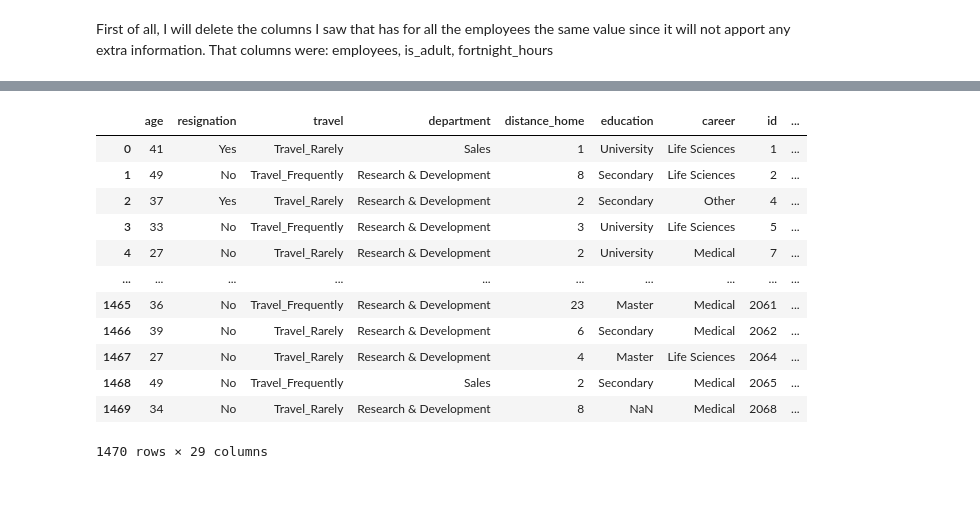
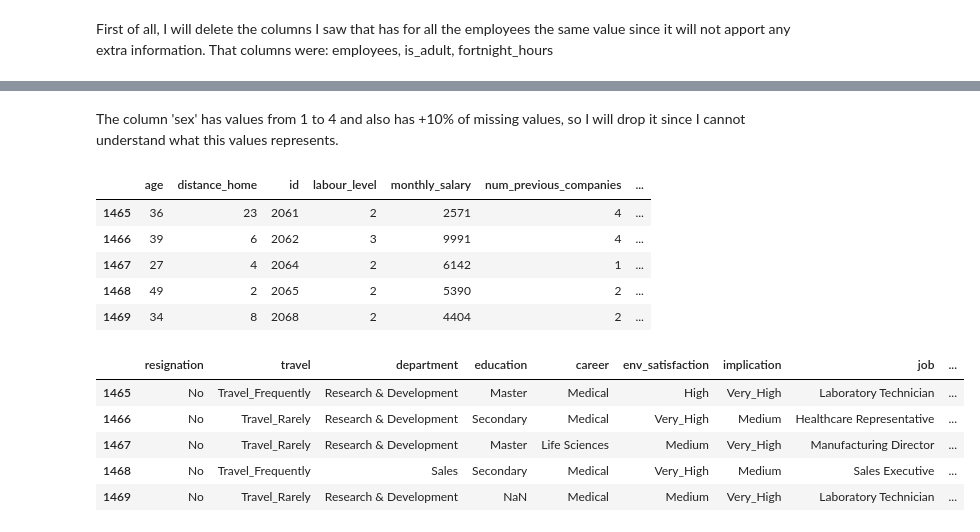
Before and after one commit to AlmudenaZhou/employee_attrition, a Jupyter notebook: Business Analytics.ipynb, the cells around one changed output, grey strips where cells are left out. Cells and saved outputs as stored; diff of their text form; code cells hidden in the pictures; blank space fills up the shorter version.

```diff
--- a/Business Analytics.ipynb
+++ b/Business Analytics.ipynb
@@ -35,6 +38,6 @@ from itertools import chain, combinations
 # %%
 ds_attrition = pd.read_csv('data/AbandonoEmpleados.csv', sep=';')
-ds_attrition.columns = pd.Series(ds_resign.columns).replace(spanish_english_cols_dict)
+ds_attrition.columns = pd.Series(ds_attrition.columns).replace(spanish_english_cols_dict)
 ds_attrition.replace(spanish_english_values, inplace=True)
 ds_attrition.dtypes
 # %% [output]
@@ -367,18 +336,25 @@ First of all, I will delete the columns I saw that has for all the employees the
+# %% [markdown]
+The column 'sex' has values from 1 to 4 and also has +10% of missing values, so I will drop it since I cannot understand what this values represents.
 # %%
-ds_attrition.drop(['employees', 'is_adult', 'fortnight_hours'], axis=1, inplace=True)
+ds_attrition.drop(['employees', 'is_adult', 'fortnight_hours', 'reconciliation', 'years_in_job', 'sex'], axis=1, inplace=True)
+# %%
+categorical_features = ds_attrition.dtypes[ds_attrition.dtypes=='object'].index
+numerical_features = ds_attrition.dtypes[ds_attrition.dtypes!='object'].index
+# %%
+ds_attrition.loc[:, numerical_features].tail()
+# %% [output]
+|  | age | distance_home | id | labour_level | monthly_salary | num_previous_companies | ... |
+| 1465 | 36 | 23 | 2061 | 2 | 2571 | 4 | ... |
+| 1466 | 39 | 6 | 2062 | 3 | 9991 | 4 | ... |
+| 1467 | 27 | 4 | 2064 | 2 | 6142 | 1 | ... |
+| 1468 | 49 | 2 | 2065 | 2 | 5390 | 2 | ... |
+| 1469 | 34 | 8 | 2068 | 2 | 4404 | 2 | ... |
 # %%
-ds_attrition
+ds_attrition.loc[:, categorical_features].tail()
 # %% [output]
-|  | age | resignation | travel | department | distance_home | education | career | id | ... |
-| 0 | 41 | Yes | Travel_Rarely | Sales | 1 | University | Life Sciences | 1 | ... |
-| 1 | 49 | No | Travel_Frequently | Research & Development | 8 | Secondary | Life Sciences | 2 | ... |
-| 2 | 37 | Yes | Travel_Rarely | Research & Development | 2 | Secondary | Other | 4 | ... |
-| 3 | 33 | No | Travel_Frequently | Research & Development | 3 | University | Life Sciences | 5 | ... |
-| 4 | 27 | No | Travel_Rarely | Research & Development | 2 | University | Medical | 7 | ... |
-| ... | ... | ... | ... | ... | ... | ... | ... | ... | ... |
-| 1465 | 36 | No | Travel_Frequently | Research & Development | 23 | Master | Medical | 2061 | ... |
-| 1466 | 39 | No | Travel_Rarely | Research & Development | 6 | Secondary | Medical | 2062 | ... |
-| 1467 | 27 | No | Travel_Rarely | Research & Development | 4 | Master | Life Sciences | 2064 | ... |
-| 1468 | 49 | No | Travel_Frequently | Sales | 2 | Secondary | Medical | 2065 | ... |
-| 1469 | 34 | No | Travel_Rarely | Research & Development | 8 | NaN | Medical | 2068 | ... |
+|  | resignation | travel | department | education | career | env_satisfaction | implication | job | ... |
+| 1465 | No | Travel_Frequently | Research & Development | Master | Medical | High | Very_High | Laboratory Technician | ... |
+| 1466 | No | Travel_Rarely | Research & Development | Secondary | Medical | Very_High | Medium | Healthcare Representative | ... |
+| 1467 | No | Travel_Rarely | Research & Development | Master | Life Sciences | Medium | Very_High | Manufacturing Director | ... |
+| 1468 | No | Travel_Frequently | Sales | Secondary | Medical | Very_High | Medium | Sales Executive | ... |
+| 1469 | No | Travel_Rarely | Research & Development | NaN | Medical | Medium | Very_High | Laboratory Technician | ... |
-1470 rows × 29 columns
```
Also changed, not shown: parts of 28 cells of this notebook.
